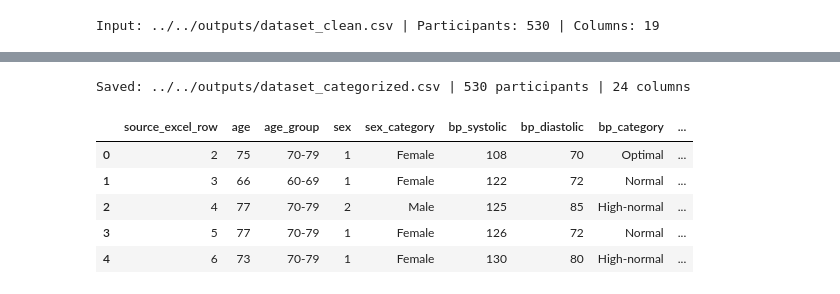
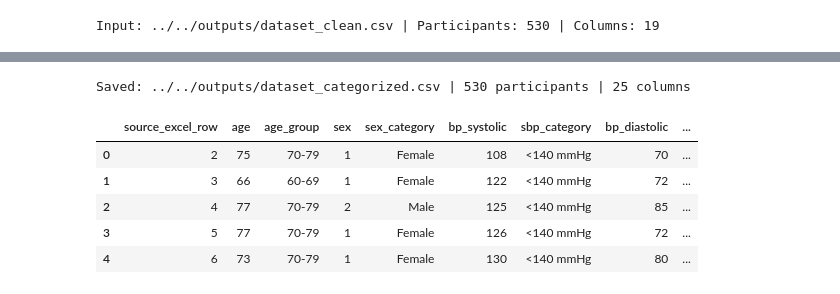
Before and after one commit to nim-ach/heart_variability_rate_profiles, a Jupyter notebook: notebooks/preprocessing/02_variable_categorization.ipynb, the cells around one changed output, grey strips where cells are left out. Saved outputs shown, nothing was run; the diff lists cells and outputs as text; code cells hidden in the pictures.

```diff
--- a/notebooks/preprocessing/02_variable_categorization.ipynb
+++ b/notebooks/preprocessing/02_variable_categorization.ipynb
@@ -52,18 +55,21 @@ df["age_group"] = pd.cut(
 # Original sex coding: 1=Female and 2=Male (verify if the REDCap dictionary differs).
 df["sex_category"] = df["sex"].map({1: "Female", 2: "Male"}).astype("string")
 
-# Blood-pressure category: the higher of the systolic/diastolic categories prevails.
+# Independently categorize systolic and diastolic BP using the existing 140/90 mmHg cutoffs.
+# Categories are measurement descriptions, not diagnoses. Missing/non-positive values stay unassigned.
 sbp = df["bp_systolic"]
 dbp = df["bp_diastolic"]
-valid_bp = sbp.notna() & dbp.notna() & (sbp > dbp) & (dbp > 0)
 
-df["bp_category"] = pd.Series(pd.NA, index=df.index, dtype="string")
-df.loc[valid_bp, "bp_category"] = "Optimal"
-df.loc[valid_bp & ((sbp >= 120) | (dbp >= 80)), "bp_category"] = "Normal"
-df.loc[valid_bp & ((sbp >= 130) | (dbp >= 85)), "bp_category"] = "High-normal"
-df.loc[valid_bp & ((sbp >= 140) | (dbp >= 90)), "bp_category"] = "Stage 1"
-df.loc[valid_bp & ((sbp >= 160) | (dbp >= 100)), "bp_category"] = "Stage 2"
-df.loc[valid_bp & ((sbp >= 180) | (dbp >= 110)), "bp_category"] = "Stage 3"
+sbp_valid = sbp.notna() & (sbp > 0)
+dbp_valid = dbp.notna() & (dbp > 0)
+
+df["sbp_category"] = pd.Series(pd.NA, index=df.index, dtype="string")
+df.loc[sbp_valid & (sbp < 140), "sbp_category"] = "<140 mmHg"
+df.loc[sbp_valid & (sbp >= 140), "sbp_category"] = ">=140 mmHg"
+
+df["dbp_category"] = pd.Series(pd.NA, index=df.index, dtype="string")
+df.loc[dbp_valid & (dbp < 90), "dbp_category"] = "<90 mmHg"
+df.loc[dbp_valid & (dbp >= 90), "dbp_category"] = ">=90 mmHg"
 # %%
 # Age-specific MINSAL BMI categories; numeric BMI is not changed.
 # Adults (<60): underweight <18.5, normal [18.5,25), overweight [25,30), obese >=30.
@@ -90,7 +96,7 @@ df.loc[older, "bmi_reference"] = "MINSAL older person (>=60)"
 df.loc[df["age"].isna(), ["bmi_category", "bmi_reference"]] = pd.NA
 # %%
 # Review category sizes and any unassigned cases.
-factors = ["age_group", "sex_category", "bp_category", "bmi_category"]
+factors = ["age_group", "sex_category", "sbp_category", "dbp_category", "bmi_category"]
 for factor in factors:
     print(f"\n{factor}")
     display(df[factor].value_counts(dropna=False).rename("n").to_frame())
@@ -143,19 +151,22 @@ Unassigned categories (if any)
 # %%
 # Export the categorized dataset without changing or filtering input data.
 assert len(df) == original_rows
 assert df.columns[:len(original_columns)].tolist() == original_columns
 assert df["source_excel_row"].is_unique
+assert "bp_category" not in df.columns
+assert all(factor in df.columns for factor in factors)
 
 OUTPUT_FILE.parent.mkdir(parents=True, exist_ok=True)
 df.to_csv(OUTPUT_FILE, index=False)
 print(f"Saved: {OUTPUT_FILE} | {len(df)} participants | {df.shape[1]} columns")
 display(df[["source_excel_row", "age", "age_group", "sex", "sex_category",
-            "bp_systolic", "bp_diastolic", "bp_category", "imc", "bmi_category", "bmi_reference"]].head())
+            "bp_systolic", "sbp_category", "bp_diastolic", "dbp_category",
+            "imc", "bmi_category", "bmi_reference"]].head())
 # %% [output]
-Saved: ../../outputs/dataset_categorized.csv | 530 participants | 24 columns
+Saved: ../../outputs/dataset_categorized.csv | 530 participants | 25 columns
-|  | source_excel_row | age | age_group | sex | sex_category | bp_systolic | bp_diastolic | bp_category | ... |
-| 0 | 2 | 75 | 70-79 | 1 | Female | 108 | 70 | Optimal | ... |
-| 1 | 3 | 66 | 60-69 | 1 | Female | 122 | 72 | Normal | ... |
-| 2 | 4 | 77 | 70-79 | 2 | Male | 125 | 85 | High-normal | ... |
-| 3 | 5 | 77 | 70-79 | 1 | Female | 126 | 72 | Normal | ... |
-| 4 | 6 | 73 | 70-79 | 1 | Female | 130 | 80 | High-normal | ... |
+|  | source_excel_row | age | age_group | sex | sex_category | bp_systolic | sbp_category | bp_diastolic | ... |
+| 0 | 2 | 75 | 70-79 | 1 | Female | 108 | <140 mmHg | 70 | ... |
+| 1 | 3 | 66 | 60-69 | 1 | Female | 122 | <140 mmHg | 72 | ... |
+| 2 | 4 | 77 | 70-79 | 2 | Male | 125 | <140 mmHg | 85 | ... |
+| 3 | 5 | 77 | 70-79 | 1 | Female | 126 | <140 mmHg | 72 | ... |
+| 4 | 6 | 73 | 70-79 | 1 | Female | 130 | <140 mmHg | 80 | ... |
```
Also changed, not shown: parts of 2 cells of this notebook, 8 other files.
